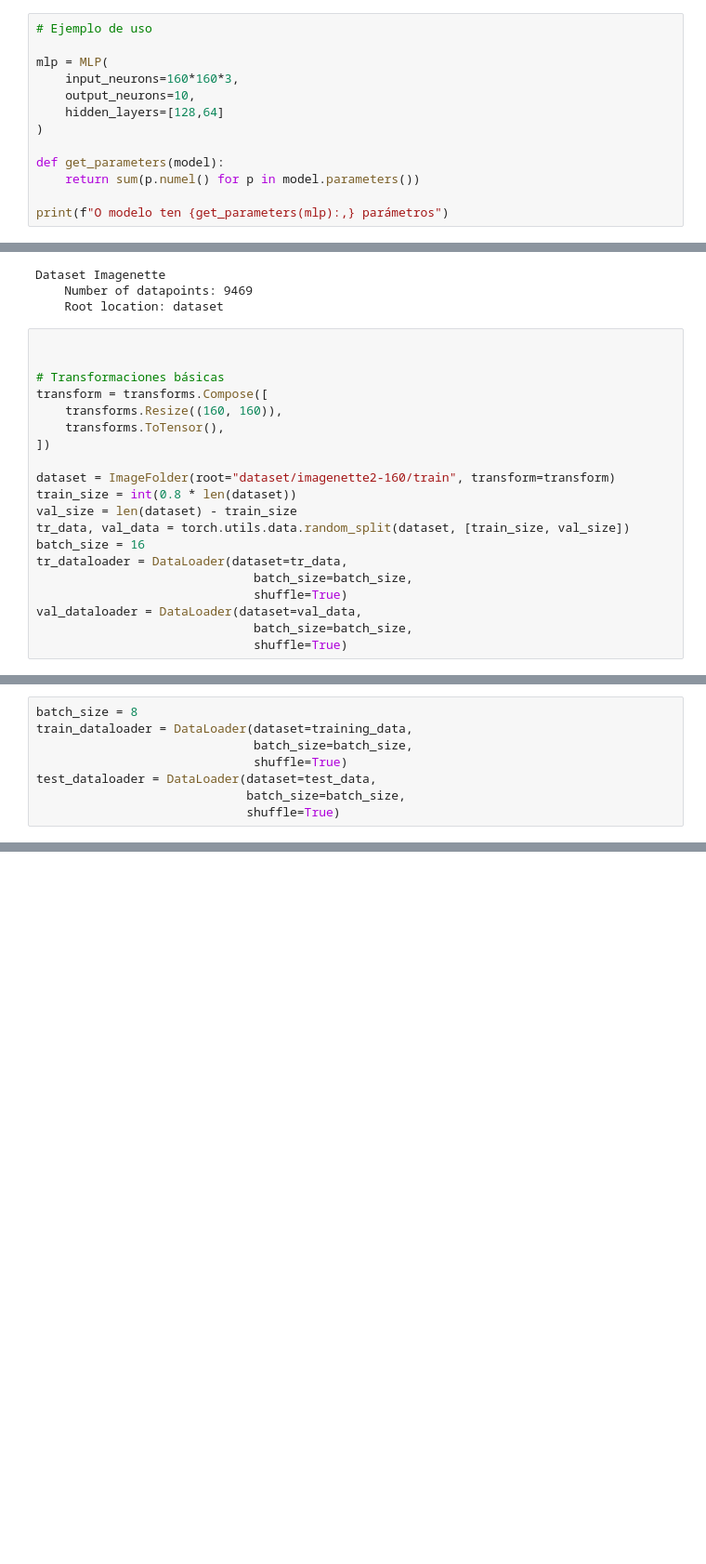
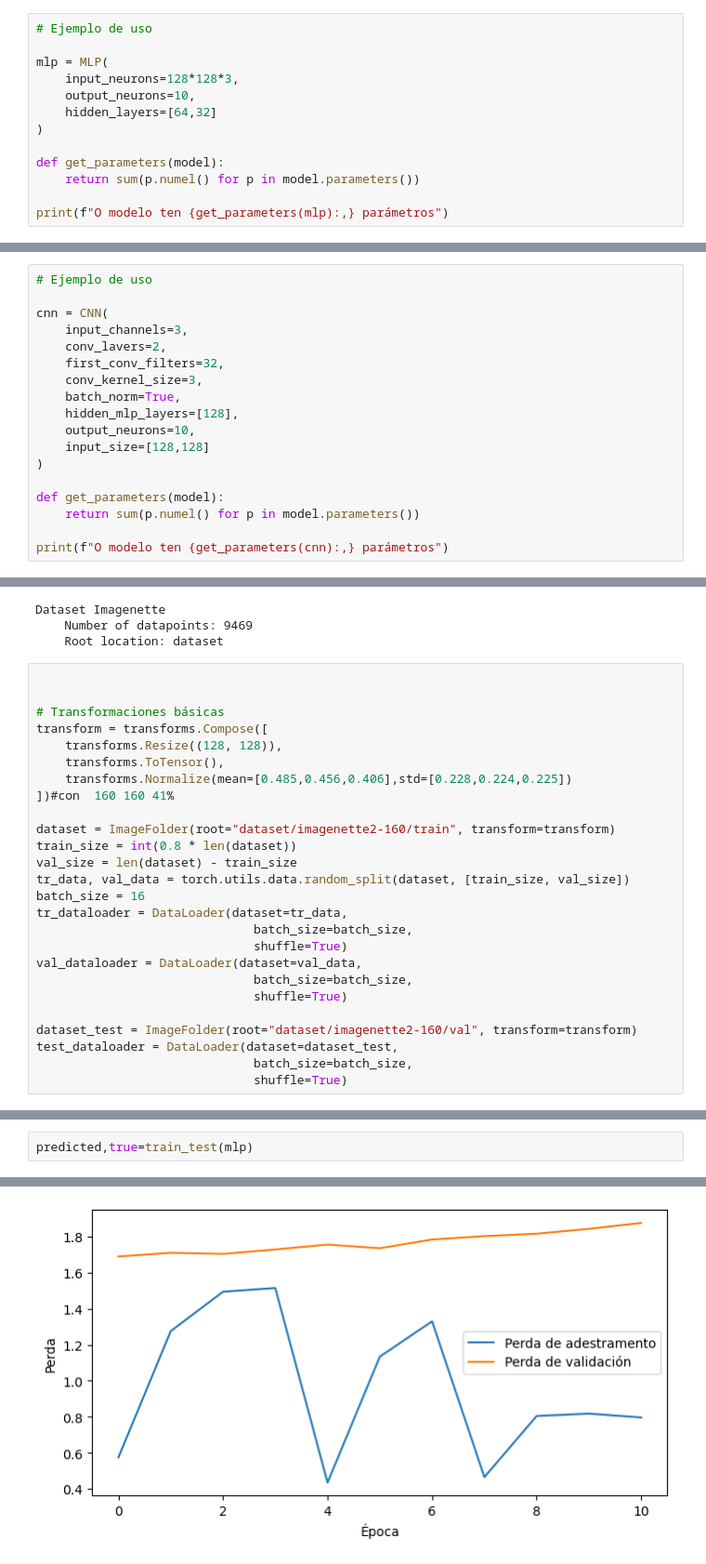
Before and after one commit to AnxoTrillo/lab_redes_neuronais, a Jupyter notebook: CNN_MLP.ipynb, the cells around one changed output, grey strips where cells are left out. Shown at 93% size. Saved outputs shown, nothing was run; the diff lists cells and outputs as text; blank space fills up the shorter version.

```diff
--- a/CNN_MLP.ipynb
+++ b/CNN_MLP.ipynb
@@ -102,9 +104,9 @@ class MLP(nn.Module):
 # Ejemplo de uso
 
 mlp = MLP(
-    input_neurons=160*160*3,
+    input_neurons=128*128*3,
     output_neurons=10,
-    hidden_layers=[128,64]
+    hidden_layers=[64,32]
 )
 
 def get_parameters(model):
@@ -115,0 +186,18 @@ O modelo ten 9,839,434 parámetros
+# %%
+# Ejemplo de uso
+
+cnn = CNN(
+    input_channels=3,
+    conv_lavers=2,
+    first_conv_filters=32,
+    conv_kernel_size=3,
+    batch_norm=True,
+    hidden_mlp_layers=[128],
+    output_neurons=10,
+    input_size=[128,128]
+)
+
+def get_parameters(model):
+    return sum(p.numel() for p in model.parameters())
+
+print(f"O modelo ten {get_parameters(cnn):,} parámetros")
@@ -209,9 +331,10 @@ Dataset Imagenette
 
 # Transformaciones básicas
 transform = transforms.Compose([
-    transforms.Resize((160, 160)),
+    transforms.Resize((128, 128)),
     transforms.ToTensor(),
-])
+    transforms.Normalize(mean=[0.485,0.456,0.406],std=[0.228,0.224,0.225])
+])#con  160 160 41%
 
 dataset = ImageFolder(root="dataset/imagenette2-160/train", transform=transform)
 train_size = int(0.8 * len(dataset))
@@ -224,3 +347,8 @@ tr_dataloader = DataLoader(dataset=tr_data,
 val_dataloader = DataLoader(dataset=val_data,
                               batch_size=batch_size,
                               shuffle=True)
+
+dataset_test = ImageFolder(root="dataset/imagenette2-160/val", transform=transform)
+test_dataloader = DataLoader(dataset=dataset_test,
+                              batch_size=batch_size,
+                              shuffle=True)
@@ -360,8 +354,0 @@ epochs = 20
-# %%
-batch_size = 8
-train_dataloader = DataLoader(dataset=training_data,
-                              batch_size=batch_size,
-                              shuffle=True)
-test_dataloader = DataLoader(dataset=test_data,
-                             batch_size=batch_size,
-                             shuffle=True)
@@ -367,0 +420,3 @@ test_dataloader = DataLoader(dataset=test_data,
+# %%
+predicted,true=train_test(mlp)
+# %% [output]
@@ -367,0 +440 @@ test_dataloader = DataLoader(dataset=test_data,
+[figure, added]
```
Also changed, not shown: parts of 17 cells of this notebook.
